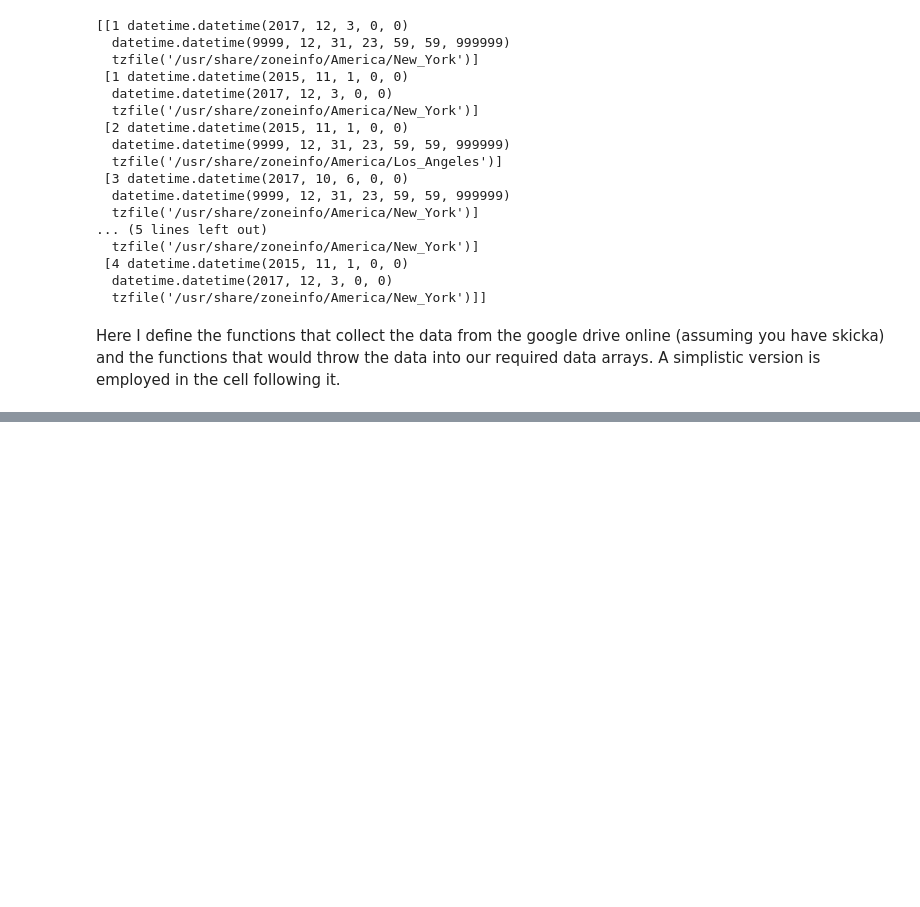
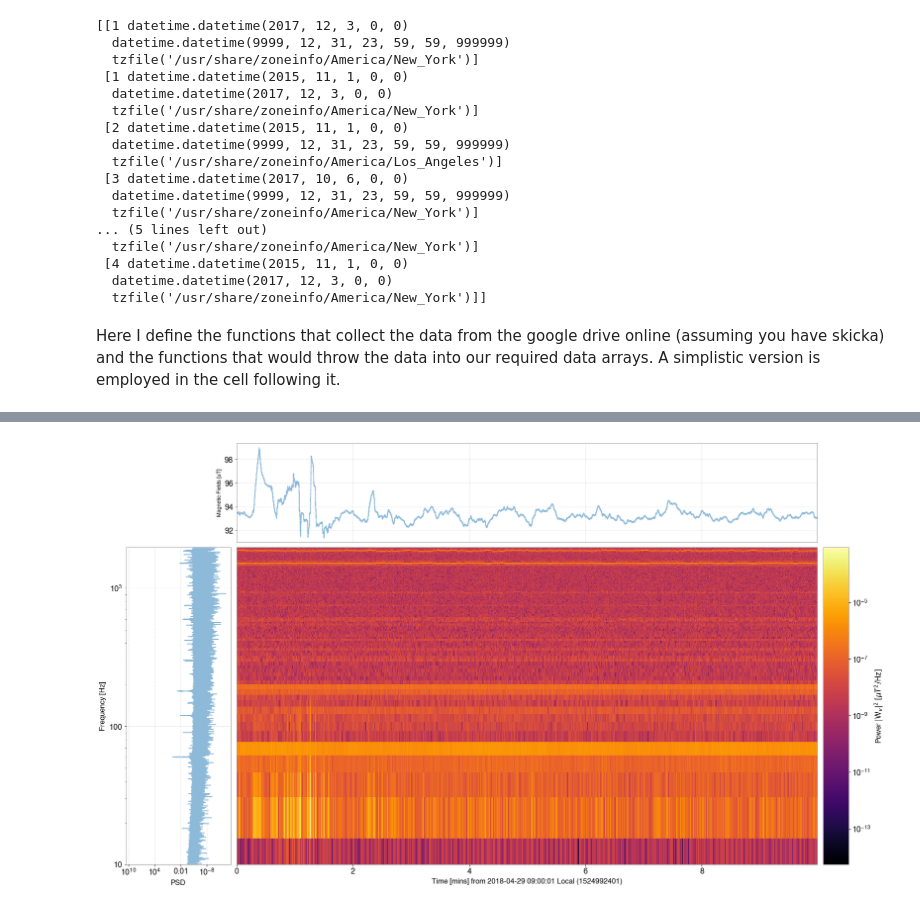
Before and after one commit to roglans/ay250_hw, a Jupyter notebook: final/final_main_notebook.ipynb, the cells around one changed output, grey strips where cells are left out. Drawn from its saved outputs; the diff is of its cells as text; code cells hidden in the pictures; blank space fills up the shorter version.

```diff
--- a/final/final_main_notebook.ipynb
+++ b/final/final_main_notebook.ipynb
@@ -544,14 +552,36 @@ def get_tlim(*times):
 # %%
-#data = get_time("/media/shared/nuridata/4/22/18/NURI-station-01/2018-4-22_18-xx_rawZ_uT_3960Hz.bin",1,utc2local=0,utc2pst=0,zone='Local')
-data = open("/media/shared/nuridata/4/29/13/NURI-station-04/2018-4-29_13-xx_time_v2.bin",'rb').read()
-data = data[7:]
+"""
+data = open("/media/shared/nuridata/4/29/13/NURI-station-04/2018-4-29_13-xx_rawX_uT_3960Hz.bin",'rb').read()
+# Define the total number records (63 bytes per record)
+size = int(len(data)/63)
+print(size,len(data))
+# Unpack each record as the following succession:
+data = struct.unpack('<'+'qI?Qddcdcdd'*size,data)
+# Reshape array into 2D format
+data = np.array(data,dtype=object).reshape((size,11))
+# Correct for applied constant UTC/PST offset
+data[:,4] += 0
+# Depending on UTC argument, convert Local timestamps into UTC format
+offset = utc2local if "zone"=='Local' else 0
+# Create incremented sample index array
+x = np.array(data[:,0]+data[:,1],dtype=float)
+# Defined timestamp array
+y = np.array(data[:,4]+0)
+# Fit timestamp array
+popt,pcov = np.polyfit(x,y,1,cov=True)
+# Create full sample index array
+xfit = np.arange(x[-1])
+# Construct full timestamp array
+#tgps = np.polyval(popt,xfit)
+
+data = data[:-24]
 # Define the total number records (28 bytes per record)
 size = int((len(data))/28)
-print(size,len(data[:size*4]))
+print(size,len(data))
 # Unpack each record as the following succession:
 data = struct.unpack('<'+'qiQd'*size,data)
 # Reshape array so that each row corresponds to one record
-data = numpy.reshape(data,(size,4))
+data = np.reshape(data,(size,4))
 # Convert timestamp into
 data[:,2] = [(int(i) & 0x7fffffffffffffff)/1e7 for i in data[:,2]]
 # Correct timestamp from offset between system clock and UTC time
@@ -565,9 +595,9 @@ x = data[:,0]+data[:,1]
 # Defined timestamp array
 y = data[:,2]+offset
 # Fit timestamp array
-popt,pcov = numpy.polyfit(x,y,1,cov=True)
+popt,pcov = np.polyfit(x,y,1,cov=True)
 # Create full sample index array
-xfit = numpy.arange(x[-1])
+xfit = np.arange(x[-1])
 # Construct full timestamp array
-tgps = numpy.polyval(popt,xfit)
+tgps = np.polyval(popt,xfit)"""
 # %% [output]
@@ -1015,0 +1042,6 @@ AttributeError: 'numpy.ndarray' object has no attribute 'times'
+# %%
+%time data = get_data(t0="2018-04-28-00-00",t1="2018-04-29-23-00",sample=False,sample_rate=3960,downfactor=1, \
+             station=4,verbose=False,dtype='scalar',rep='/media/shared/nuridata/4/29/13',gps='on')
+
+%time plot_spectrogram(data,1524992401,1524993000, fmin=10, funit='Hz',tunit='mins')
+# %% [output]
@@ -1015,0 +1051 @@ AttributeError: 'numpy.ndarray' object has no attribute 'times'
+[figure, added]
```
Also changed, not shown: parts of 10 cells of this notebook, 1 other file.
